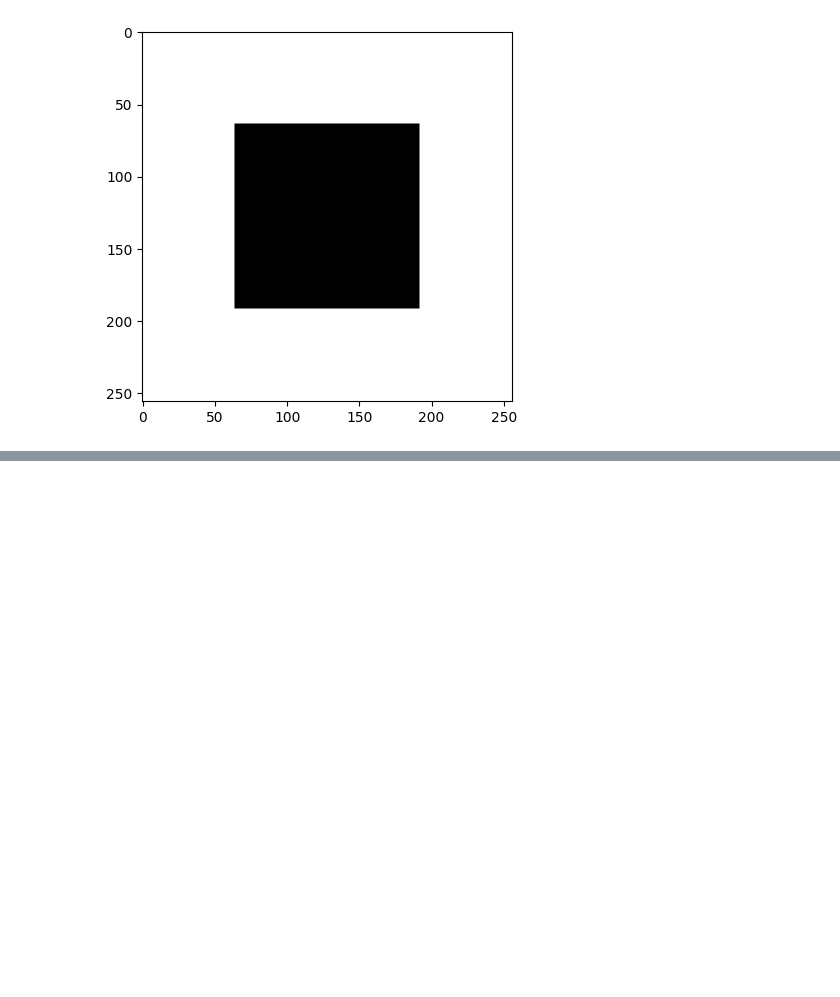
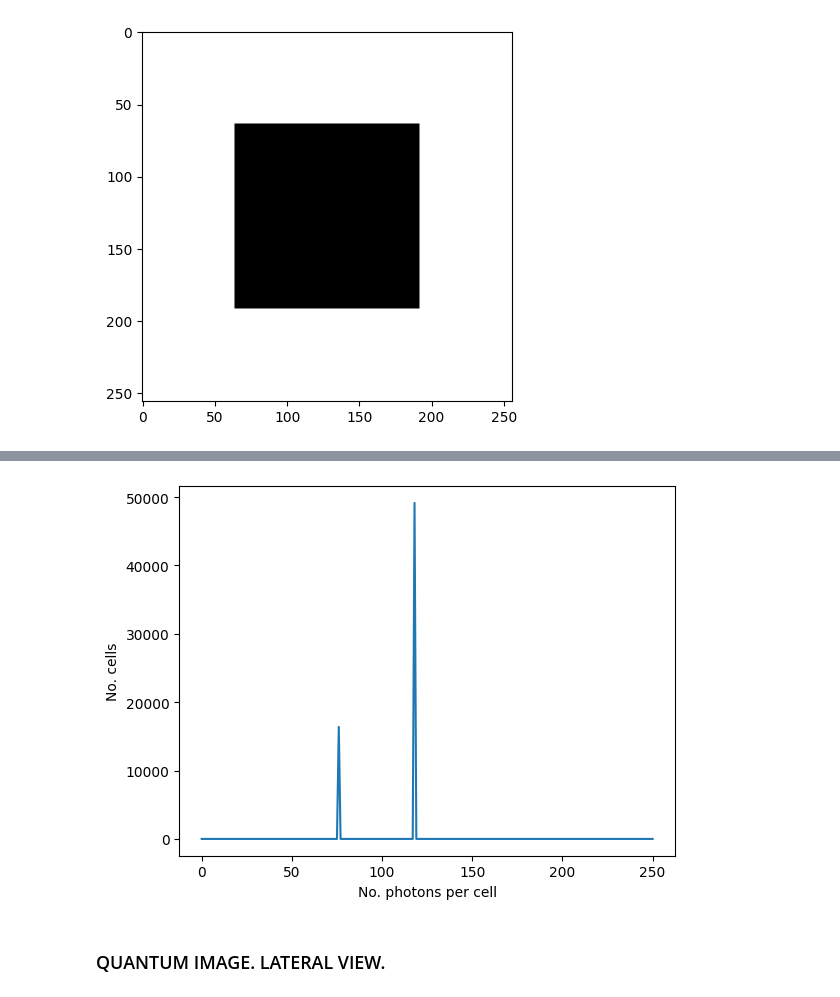
Before and after one commit to Leo00010011/IPBMI_Notebooks, a Jupyter notebook: E5/IPBMA_5_Projection_Radiography.ipynb, the cells around one changed output, grey strips where cells are left out. Cells and saved outputs as stored; diff of their text form; code cells hidden in the pictures; blank space fills up the shorter version.

```diff
--- a/E5/IPBMA_5_Projection_Radiography.ipynb
+++ b/E5/IPBMA_5_Projection_Radiography.ipynb
@@ -105,0 +98,6 @@ ValueError: Unknown format code 'd' for object of type 'float'
+# %%
+plotDistribution(nCP, 'No. photons per cell', 'No. cells')
+# %% [output]
+[figure, added]
+# %% [markdown]
+### QUANTUM IMAGE. LATERAL VIEW.
```
Also changed, not shown: parts of 31 cells of this notebook, 2 other files.
